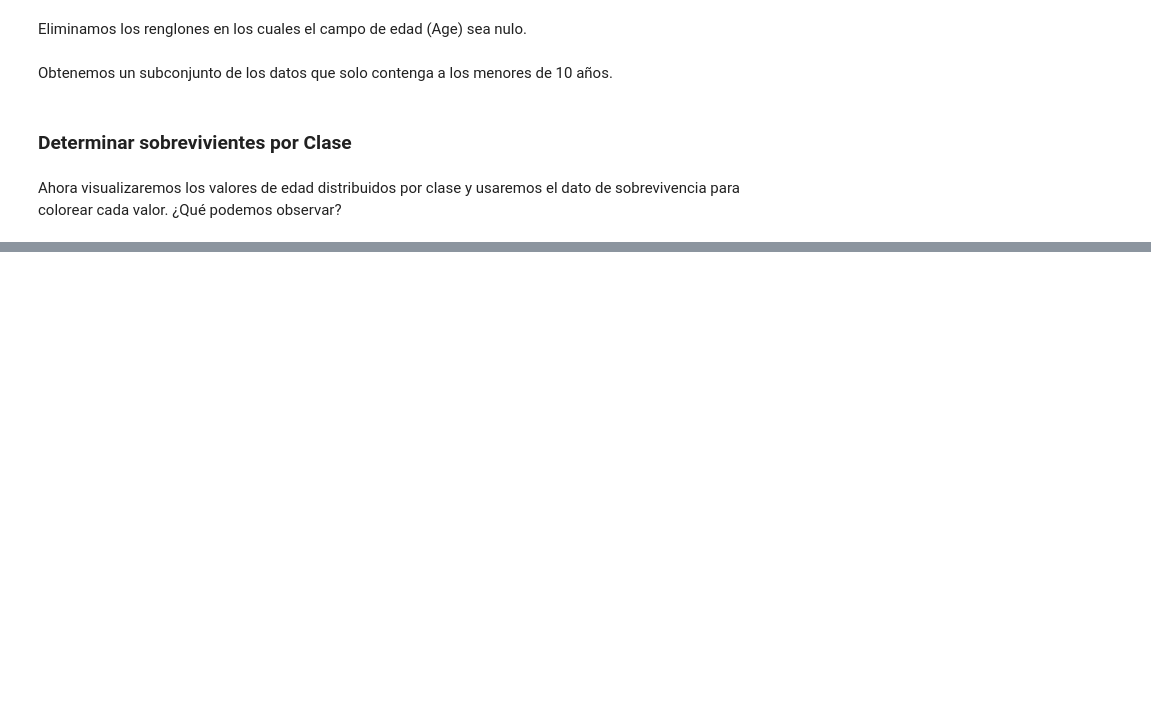
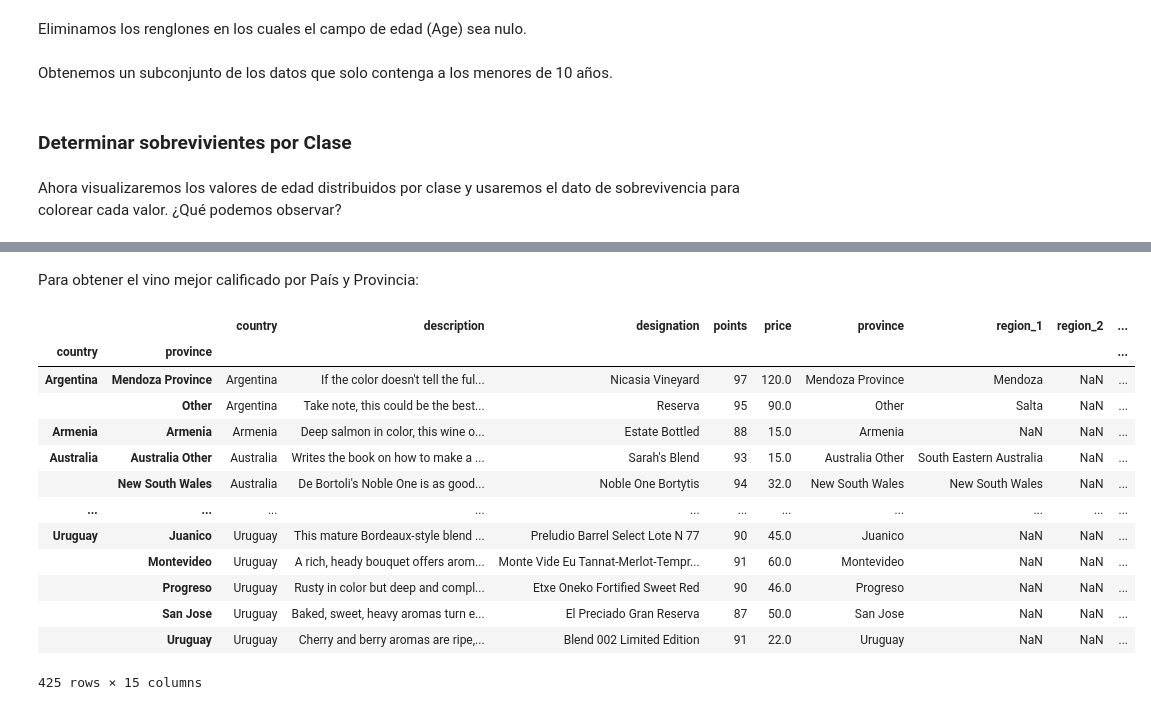
Before and after one commit to vbatiz/intro-python, a Jupyter notebook: notebooks/IntroPython_04.ipynb, the cells around one changed output, grey strips where cells are left out. Cells and saved outputs as stored; diff of their text form; code cells hidden in the pictures; blank space fills up the shorter version.

```diff
--- a/notebooks/IntroPython_04.ipynb
+++ b/notebooks/IntroPython_04.ipynb
@@ -76,0 +367,3 @@ sns.scatterplot(x=df_titanic["Pclass"], y=df_titanic["Age"], hue = df_titanic["S
+# %%
+reviews['critic'] = 'everyone'
+reviews
@@ -76,0 +380,3 @@ sns.scatterplot(x=df_titanic["Pclass"], y=df_titanic["Age"], hue = df_titanic["S
+# %%
+reviews['index_backwards'] = range(len(reviews), 0, -1)
+reviews['index_backwards']
@@ -76,0 +385,3 @@ sns.scatterplot(x=df_titanic["Pclass"], y=df_titanic["Age"], hue = df_titanic["S
+# %%
+reviews['new_price'] = reviews.price * 1.15
+reviews.loc[:,['price','new_price']]
@@ -76,0 +398,3 @@ sns.scatterplot(x=df_titanic["Pclass"], y=df_titanic["Age"], hue = df_titanic["S
+# %%
+pd.set_option('display.max_rows', 20)
+reviews
@@ -76,0 +687,19 @@ sns.scatterplot(x=df_titanic["Pclass"], y=df_titanic["Age"], hue = df_titanic["S
+# %% [markdown]
+Para obtener el vino mejor calificado por País y Provincia:
+# %%
+reviews.groupby(['country', 'province']).apply(lambda df: df.loc[df.points.idxmax()])
+# %% [output]
+|  |  | country | description | designation | points | price | province | region_1 | region_2 | ... |
+| country | province |  |  |  |  |  |  |  |  | ... |
+| Argentina | Mendoza Province | Argentina | If the color doesn't tell the ful... | Nicasia Vineyard | 97 | 120.0 | Mendoza Province | Mendoza | NaN | ... |
+|  | Other | Argentina | Take note, this could be the best... | Reserva | 95 | 90.0 | Other | Salta | NaN | ... |
+| Armenia | Armenia | Armenia | Deep salmon in color, this wine o... | Estate Bottled | 88 | 15.0 | Armenia | NaN | NaN | ... |
+| Australia | Australia Other | Australia | Writes the book on how to make a ... | Sarah's Blend | 93 | 15.0 | Australia Other | South Eastern Australia | NaN | ... |
+|  | New South Wales | Australia | De Bortoli's Noble One is as good... | Noble One Bortytis | 94 | 32.0 | New South Wales | New South Wales | NaN | ... |
+| ... | ... | ... | ... | ... | ... | ... | ... | ... | ... | ... |
+| Uruguay | Juanico | Uruguay | This mature Bordeaux-style blend ... | Preludio Barrel Select Lote N 77 | 90 | 45.0 | Juanico | NaN | NaN | ... |
+|  | Montevideo | Uruguay | A rich, heady bouquet offers arom... | Monte Vide Eu Tannat-Merlot-Tempr... | 91 | 60.0 | Montevideo | NaN | NaN | ... |
+|  | Progreso | Uruguay | Rusty in color but deep and compl... | Etxe Oneko Fortified Sweet Red | 90 | 46.0 | Progreso | NaN | NaN | ... |
+|  | San Jose | Uruguay | Baked, sweet, heavy aromas turn e... | El Preciado Gran Reserva | 87 | 50.0 | San Jose | NaN | NaN | ... |
+|  | Uruguay | Uruguay | Cherry and berry aromas are ripe,... | Blend 002 Limited Edition | 91 | 22.0 | Uruguay | NaN | NaN | ... |
+425 rows × 15 columns
```
Also changed, not shown: parts of 113 cells of this notebook.
